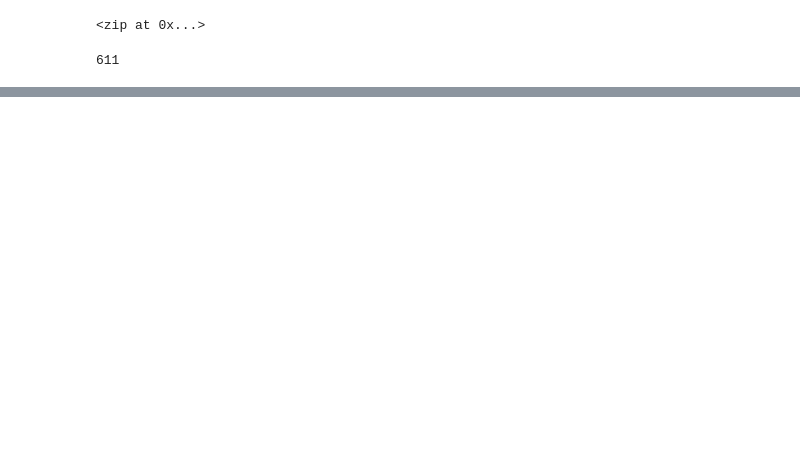
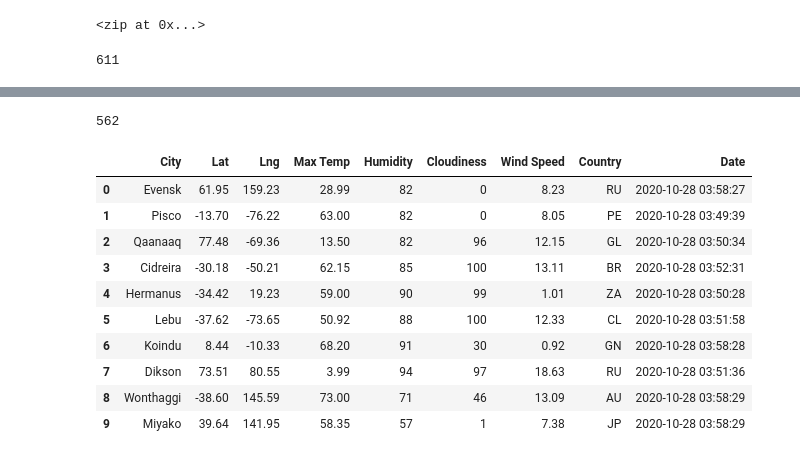
Before and after one commit to Irenejoycem/World_Weather_Analysis, a Jupyter notebook: WeatherPy.ipynb, the cells around one changed output, grey strips where cells are left out. Saved outputs shown, nothing was run; the diff lists cells and outputs as text; code cells hidden in the pictures; blank space fills up the shorter version.

```diff
--- a/WeatherPy.ipynb
+++ b/WeatherPy.ipynb
@@ -111,0 +125,20 @@ NameError: name 'requests' is not defined
+# %%
+len(city_data)
+# %% [output]
+562
+# %%
+# Convert the array of dictionaries to a Pandas DataFrame.
+city_data_df = pd.DataFrame(city_data)
+city_data_df.head(10)
+# %% [output]
+|  | City | Lat | Lng | Max Temp | Humidity | Cloudiness | Wind Speed | Country | Date |
+| 0 | Evensk | 61.95 | 159.23 | 28.99 | 82 | 0 | 8.23 | RU | 2020-10-28 03:58:27 |
+| 1 | Pisco | -13.70 | -76.22 | 63.00 | 82 | 0 | 8.05 | PE | 2020-10-28 03:49:39 |
+| 2 | Qaanaaq | 77.48 | -69.36 | 13.50 | 82 | 96 | 12.15 | GL | 2020-10-28 03:50:34 |
+| 3 | Cidreira | -30.18 | -50.21 | 62.15 | 85 | 100 | 13.11 | BR | 2020-10-28 03:52:31 |
+| 4 | Hermanus | -34.42 | 19.23 | 59.00 | 90 | 99 | 1.01 | ZA | 2020-10-28 03:50:28 |
+| 5 | Lebu | -37.62 | -73.65 | 50.92 | 88 | 100 | 12.33 | CL | 2020-10-28 03:51:58 |
+| 6 | Koindu | 8.44 | -10.33 | 68.20 | 91 | 30 | 0.92 | GN | 2020-10-28 03:58:28 |
+| 7 | Dikson | 73.51 | 80.55 | 3.99 | 94 | 97 | 18.63 | RU | 2020-10-28 03:51:36 |
+| 8 | Wonthaggi | -38.60 | 145.59 | 73.00 | 71 | 46 | 13.09 | AU | 2020-10-28 03:58:29 |
+| 9 | Miyako | 39.64 | 141.95 | 58.35 | 57 | 1 | 7.38 | JP | 2020-10-28 03:58:29 |
```
Also changed, not shown: parts of 7 cells of this notebook, 1 other file.
